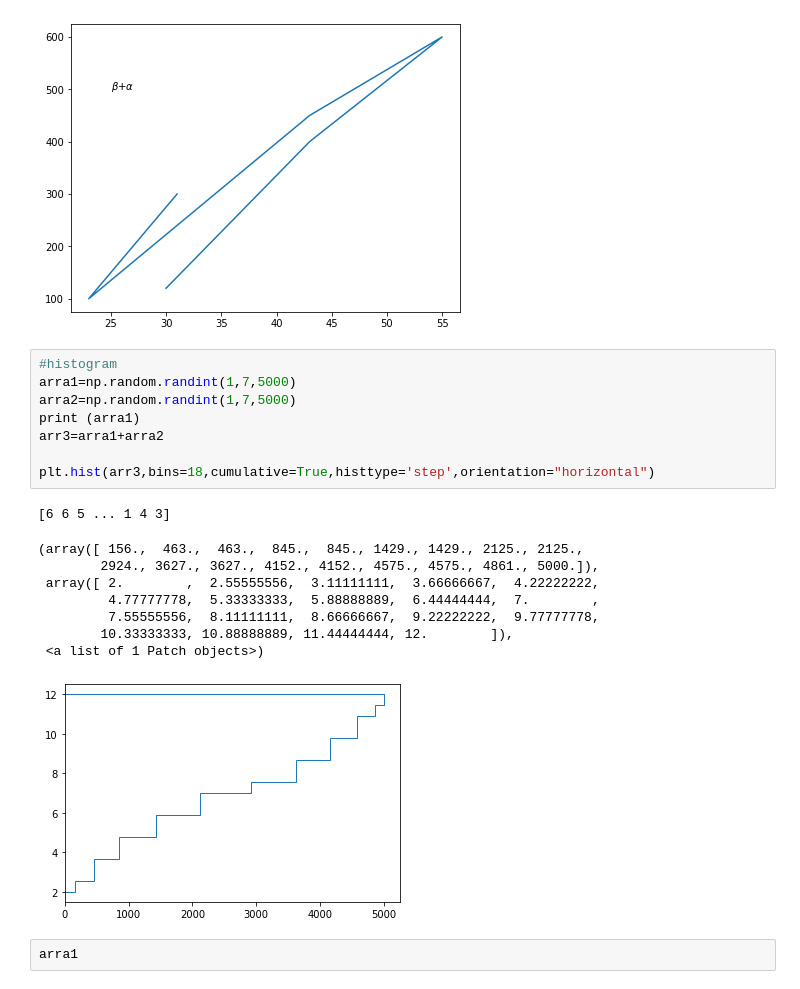
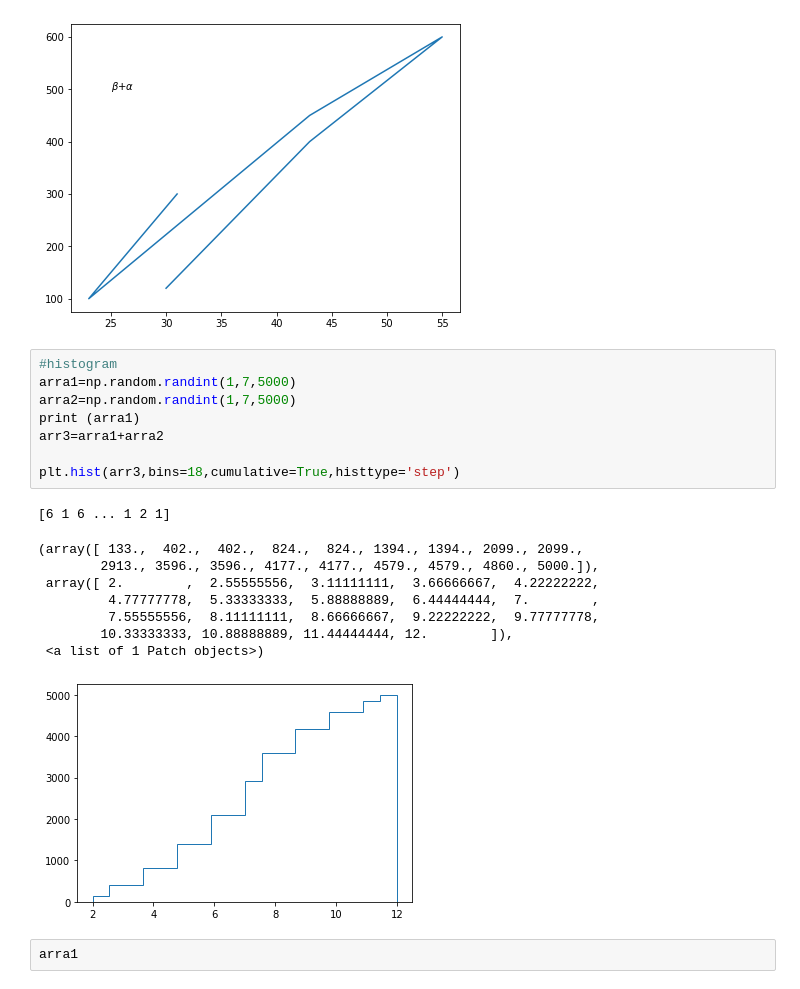
Before and after one commit to Aiant1/Data-Science-Tutorials-Students, a Jupyter notebook: data_visualization.ipynb, the cells around one changed output. Drawn from its saved outputs; the diff is of its cells as text.

```diff
--- a/data_visualization.ipynb
+++ b/data_visualization.ipynb
@@ -153,20 +178,20 @@ Text(25, 500, '$ \\beta \\plus \\alpha $')
 # %%
 #histogram
 arra1=np.random.randint(1,7,5000)
 arra2=np.random.randint(1,7,5000)
 print (arra1)
 arr3=arra1+arra2
 
-plt.hist(arr3,bins=18,cumulative=True,histtype='step',orientation="horizontal")
+plt.hist(arr3,bins=18,cumulative=True,histtype='step')
 # %% [output]
-[6 6 5 ... 1 4 3]
+[6 1 6 ... 1 2 1]
-(array([ 156.,  463.,  463.,  845.,  845., 1429., 1429., 2125., 2125.,
-        2924., 3627., 3627., 4152., 4152., 4575., 4575., 4861., 5000.]),
+(array([ 133.,  402.,  402.,  824.,  824., 1394., 1394., 2099., 2099.,
+        2913., 3596., 3596., 4177., 4177., 4579., 4579., 4860., 5000.]),
  array([ 2.        ,  2.55555556,  3.11111111,  3.66666667,  4.22222222,
          4.77777778,  5.33333333,  5.88888889,  6.44444444,  7.        ,
          7.55555556,  8.11111111,  8.66666667,  9.22222222,  9.77777778,
         10.33333333, 10.88888889, 11.44444444, 12.        ]),
  <a list of 1 Patch objects>)
-[figure, old version]
+[figure, new version]
 # %%
 arra1
```
Also changed, not shown: parts of 6 cells of this notebook.
